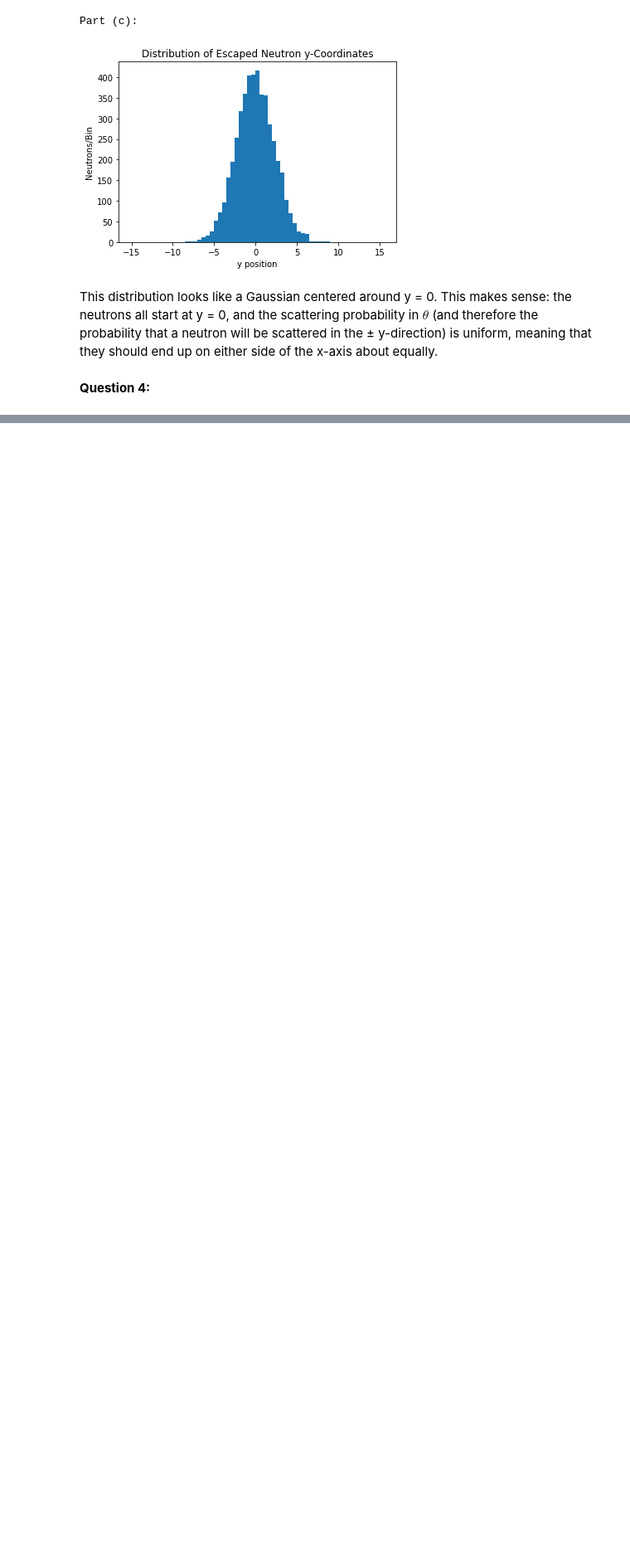
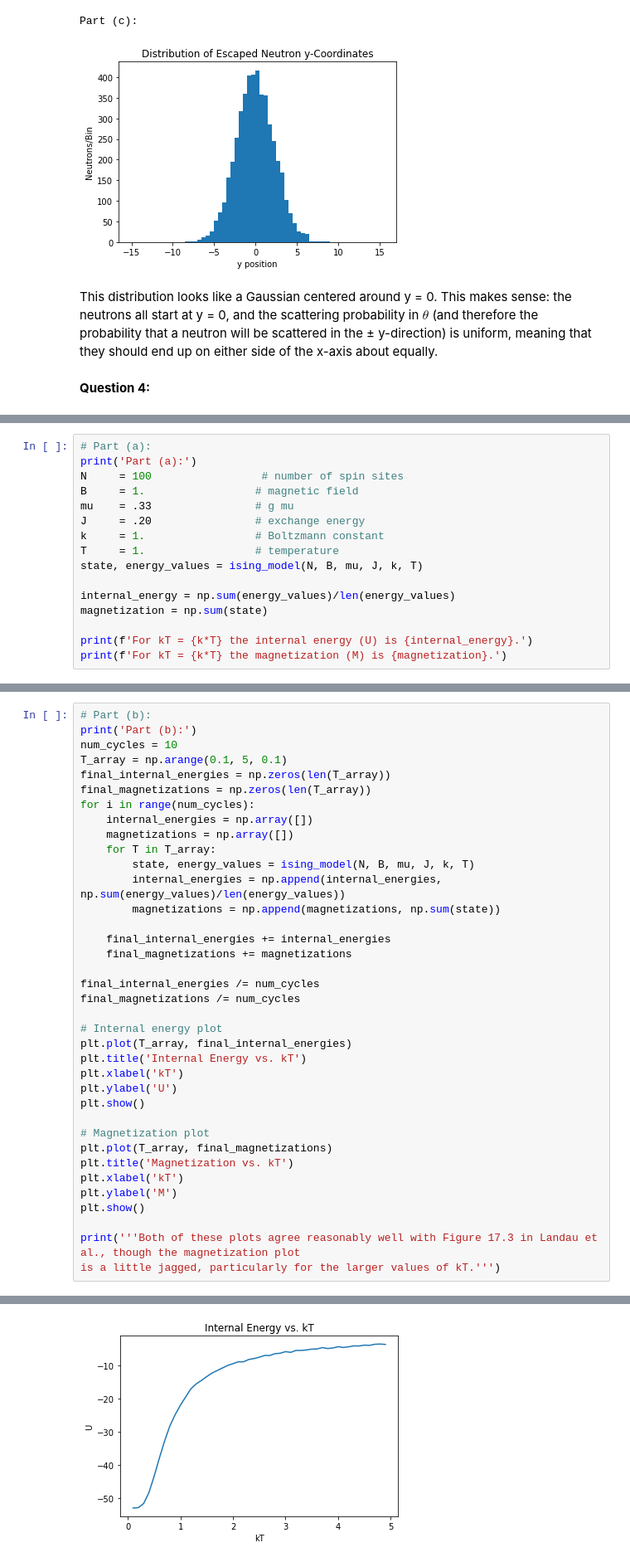
Before and after one commit to JSheare/Computational-Physics, a Jupyter notebook: Exercise Set 3.ipynb, the cells around one changed output, grey strips where cells are left out. Shown: that part at 83% size. Cells and saved outputs as stored; diff of their text form; blank space fills up the shorter version.

```diff
--- a/Exercise Set 3.ipynb
+++ b/Exercise Set 3.ipynb
@@ -417,0 +415,16 @@ plt.show()
+# %%
+# Part (a):
+print('Part (a):')
+N     = 100                 # number of spin sites
+B     = 1.                 # magnetic field
+mu    = .33                # g mu
+J     = .20                # exchange energy
+k     = 1.                 # Boltzmann constant
+T     = 1.                 # temperature
+state, energy_values = ising_model(N, B, mu, J, k, T)
+
+internal_energy = np.sum(energy_values)/len(energy_values)
+magnetization = np.sum(state)
+
+print(f'For kT = {k*T} the internal energy (U) is {internal_energy}.')
+print(f'For kT = {k*T} the magnetization (M) is {magnetization}.')
@@ -417,0 +435,38 @@ plt.show()
+# %%
+# Part (b):
+print('Part (b):')
+num_cycles = 10
+T_array = np.arange(0.1, 5, 0.1)
+final_internal_energies = np.zeros(len(T_array))
+final_magnetizations = np.zeros(len(T_array))
+for i in range(num_cycles):
+    internal_energies = np.array([])
+    magnetizations = np.array([])
+    for T in T_array:
+        state, energy_values = ising_model(N, B, mu, J, k, T)
+        internal_energies = np.append(internal_energies, np.sum(energy_values)/len(energy_values))
+        magnetizations = np.append(magnetizations, np.sum(state))
+
+    final_internal_energies += internal_energies
+    final_magnetizations += magnetizations
+
+final_internal_energies /= num_cycles
+final_magnetizations /= num_cycles
+
+# Internal energy plot
+plt.plot(T_array, final_internal_energies)
+plt.title('Internal Energy vs. kT')
+plt.xlabel('kT')
+plt.ylabel('U')
+plt.show()
+
+# Magnetization plot
+plt.plot(T_array, final_magnetizations)
+plt.title('Magnetization vs. kT')
+plt.xlabel('kT')
+plt.ylabel('M')
+plt.show()
+
+print('''Both of these plots agree reasonably well with Figure 17.3 in Landau et al., though the magnetization plot
+is a little jagged, particularly for the larger values of kT.''')
+# %% [output]
@@ -417,0 +474 @@ plt.show()
+[figure, added]
```
Also changed, not shown: parts of 11 cells of this notebook.
